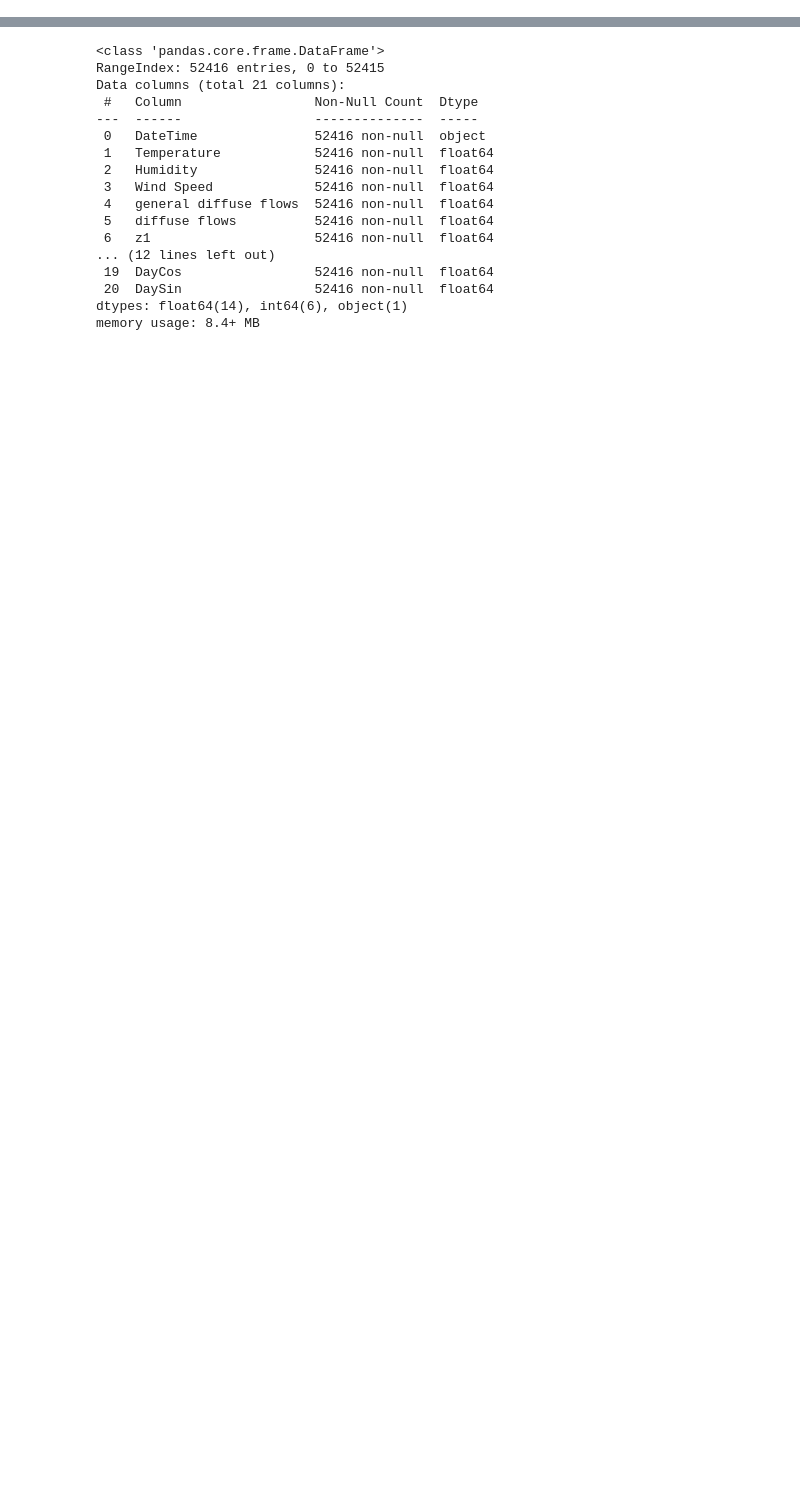
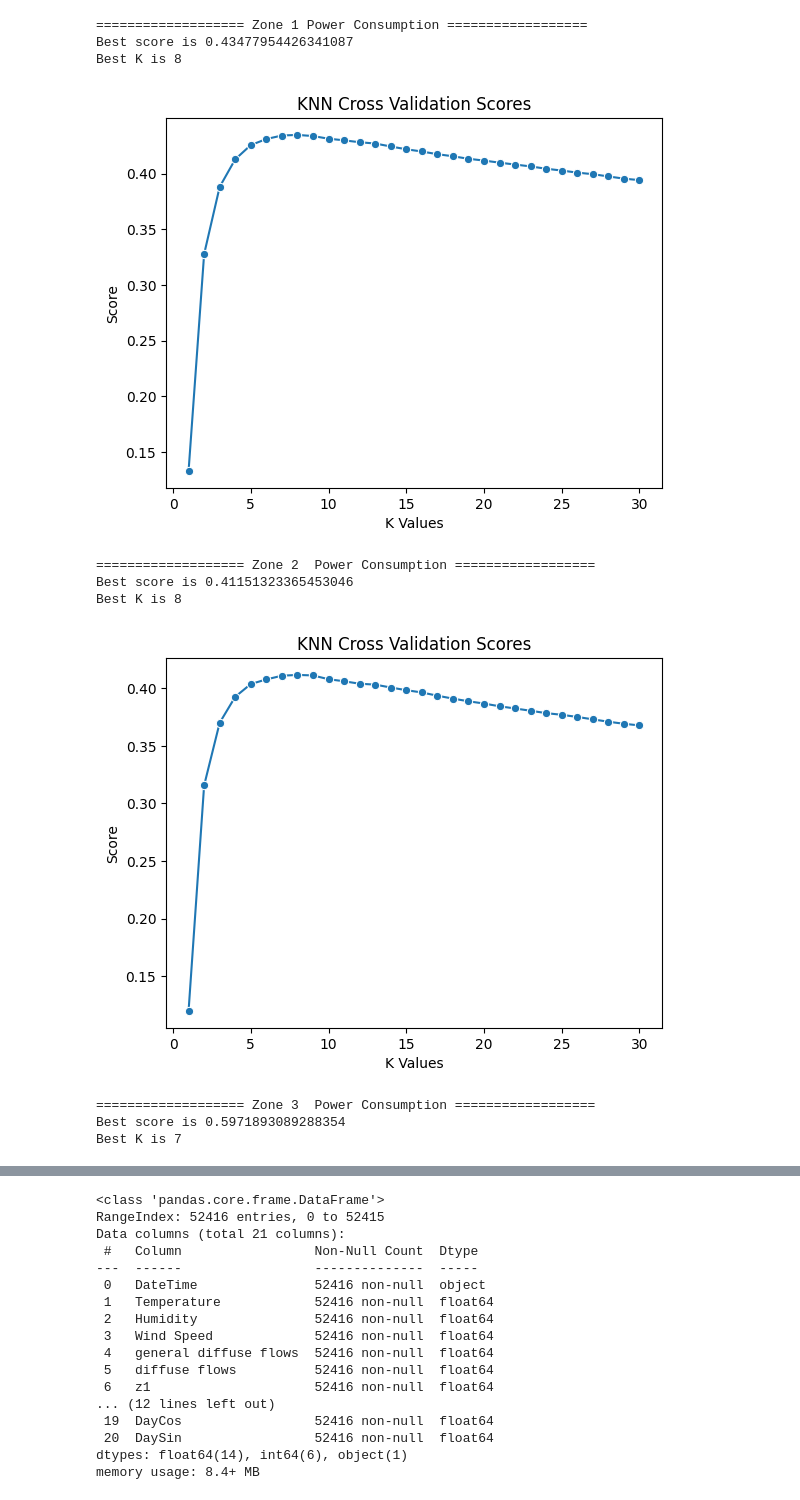
Before and after one commit to salahmak/ML-project, a Jupyter notebook: knn.ipynb, the cells around one changed output, grey strips where cells are left out. Drawn from its saved outputs; the diff is of its cells as text; code cells hidden in the pictures; blank space fills up the shorter version.

Commit message:
modeling on original data

```diff
--- a/knn.ipynb
+++ b/knn.ipynb
@@ -8,0 +29,11 @@ from sklearn.discriminant_analysis import StandardScaler
+# %%
+df_original = pd.read_csv('data/data.csv')
+
+df_original.drop("DateTime", inplace=True, axis=1)
+
+df_z1_original = df_original.drop(["Zone 2  Power Consumption", "Zone 3  Power Consumption"], axis=1)
+df_z2_original = df_original.drop(["Zone 1 Power Consumption", "Zone 3  Power Consumption"], axis=1)
+df_z3_original = df_original.drop(["Zone 1 Power Consumption", "Zone 2  Power Consumption"], axis=1)
+# %%
+zones_original = [df_z1_original, df_z2_original, df_z3_original]
+targets_original = ["Zone 1 Power Consumption", "Zone 2  Power Consumption", "Zone 3  Power Consumption"]
@@ -8,0 +94,6 @@ from sklearn.discriminant_analysis import StandardScaler
+# %%
+param_grid = {
+    'n_neighbors': range(1, 11),  # Experiment with different k values
+    'algorithm': ['auto', 'kd_tree'],  # Experiment with different algorithms (optional)
+    'metric': ['euclidean', 'manhattan', 'minkowski']  # Try different distance metrics
+}
@@ -8,0 +157,53 @@ from sklearn.discriminant_analysis import StandardScaler
+# %%
+for zone, target in zip(zones_original, targets_original):
+    print(f"=================== {target} ==================")
+    X = zone.drop(target, axis=1)
+    y = zone[target]
+
+    k_values = [i for i in range(1, 31)]
+    scores = []
+    best_score = -float('inf')
+    best_k = None
+
+    # Split the data into training and test sets
+    X_train, X_test, y_train, y_test = train_test_split(X, y, test_size=0.2, random_state=42)
+
+    # Scale the features using StandardScaler
+    scaler = StandardScaler()
+    X_train = scaler.fit_transform(X_train)
+    X_test = scaler.transform(X_test)
+
+    target_scaler = StandardScaler()
+    y_train = target_scaler.fit_transform(y_train.values.reshape(-1, 1)).flatten()
+    y_test = target_scaler.transform(y_test.values.reshape(-1, 1)).flatten()
+
+
+    for k in k_values:
+        knn = KNeighborsRegressor(n_neighbors=k)
+        score = np.mean(cross_val_score(knn, X_train, y_train, cv=5, scoring='r2'))
+        scores.append(score)
+        if score > best_score:
+            best_score = score
+            best_k = k
+
+    sns.lineplot(x=k_values, y=scores, marker='o')
+
+    print(f"Best score is {best_score}")
+    print(f"Best K is {best_k}")
+
+    plt.xlabel(f"K Values")
+    plt.ylabel("Score")
+    plt.title("KNN Cross Validation Scores")
+    plt.show()
+# %% [output]
+=================== Zone 1 Power Consumption ==================
+Best score is 0.43477954426341087
+Best K is 8
+[figure, added]
+=================== Zone 2  Power Consumption ==================
+Best score is 0.41151323365453046
+Best K is 8
+[figure, added]
+=================== Zone 3  Power Consumption ==================
+Best score is 0.5971893089288354
+Best K is 7
```
Also changed, not shown: parts of 15 cells of this notebook.
